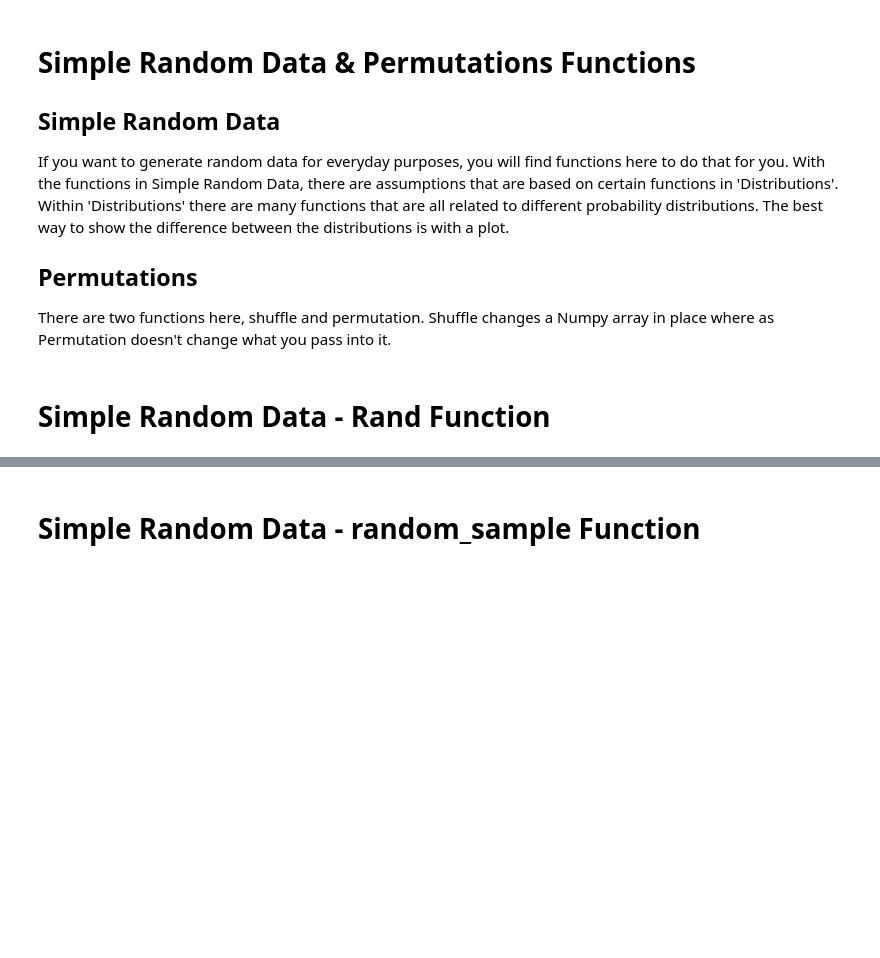
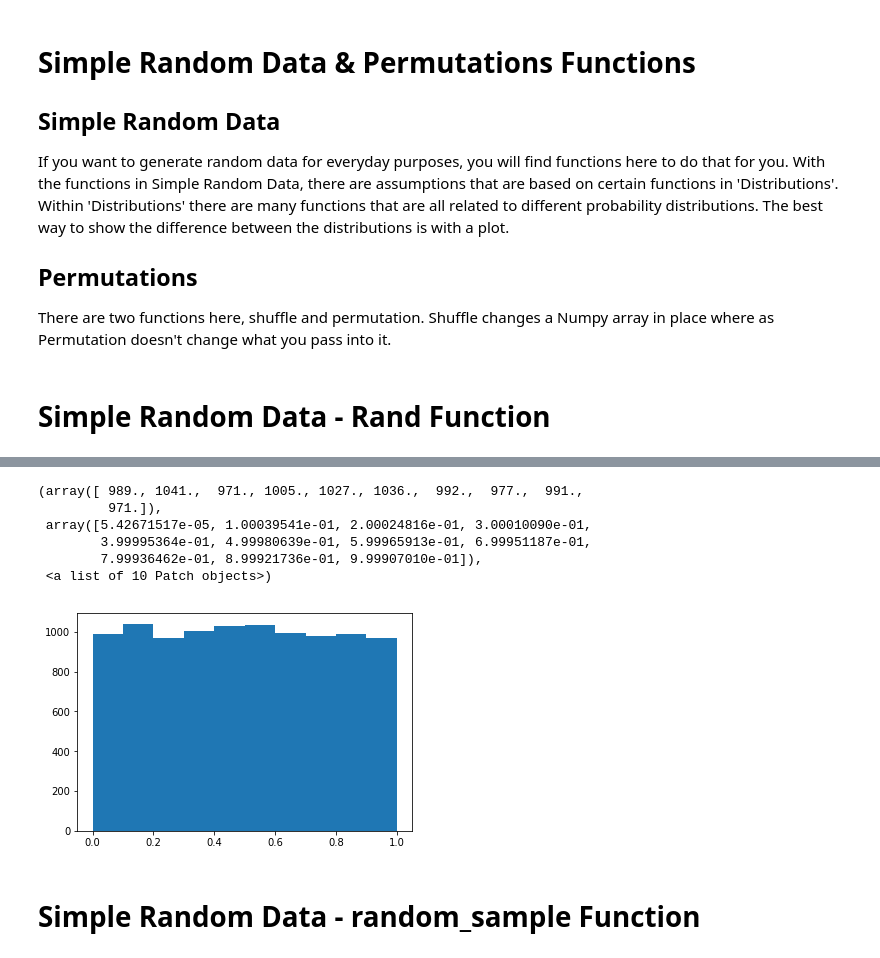
Before and after one commit to ClaireDrummond/Programming-for-Data-Analytics, a Jupyter notebook: Programming-for-Data-Analytics.ipynb, the cells around one changed output, grey strips where cells are left out. Drawn from its saved outputs; the diff is of its cells as text; code cells hidden in the pictures; blank space fills up the shorter version.

```diff
--- a/Programming-for-Data-Analytics.ipynb
+++ b/Programming-for-Data-Analytics.ipynb
@@ -50,3 +50,19 @@ array([0.14367721, 0.34037215, 0.2156629 ])
+# %%
+%matplotlib inline
+
+import matplotlib.pyplot as plt
+
+
+x = np.random.rand(10000)
+plt.hist(x)
+# %% [output]
+(array([ 989., 1041.,  971., 1005., 1027., 1036.,  992.,  977.,  991.,
+         971.]),
+ array([5.42671517e-05, 1.00039541e-01, 2.00024816e-01, 3.00010090e-01,
+        3.99995364e-01, 4.99980639e-01, 5.99965913e-01, 6.99951187e-01,
+        7.99936462e-01, 8.99921736e-01, 9.99907010e-01]),
+ <a list of 10 Patch objects>)
+[figure, added]
 # %% [markdown]
 # Simple Random Data - random_sample Function
 # %%
```
Also changed, not shown: parts of 24 cells of this notebook.
